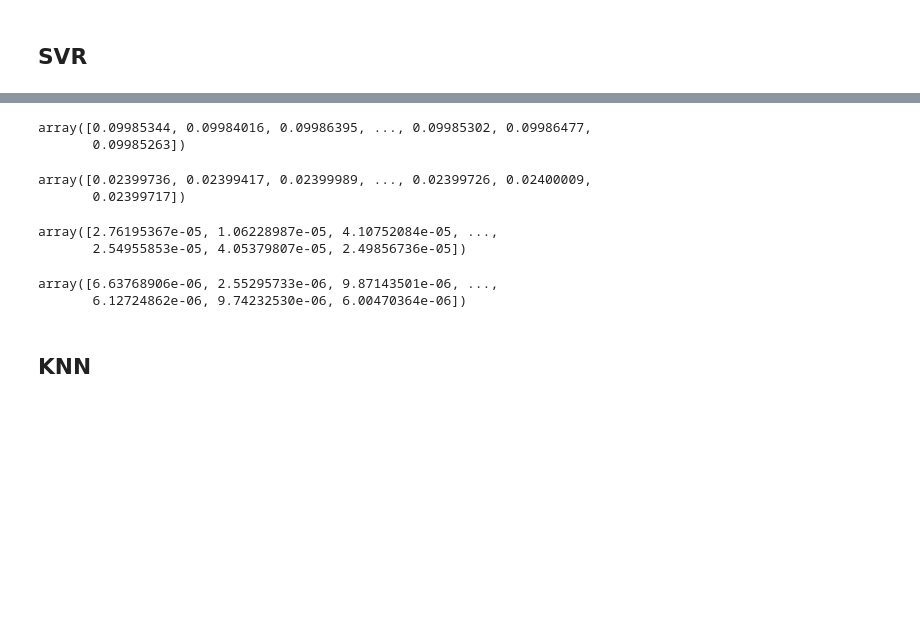
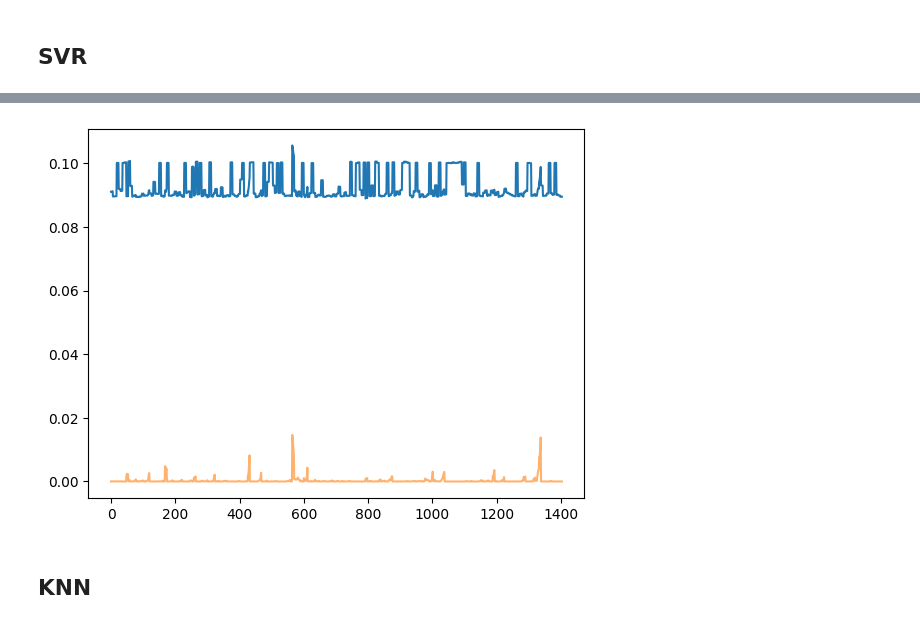
Before and after one commit to MAKEgroup/Covid_19_Propagation, a Jupyter notebook: Project/ML_Modeling.ipynb, the cells around one changed output, grey strips where cells are left out. Drawn from its saved outputs; the diff is of its cells as text; code cells hidden in the pictures; blank space fills up the shorter version.

Commit message:
plots added

```diff
--- a/Project/ML_Modeling.ipynb
+++ b/Project/ML_Modeling.ipynb
@@ -3,7 +3,8 @@ import numpy as np
 import matplotlib.pyplot as plt
 import pandas as pd
 # %%
-df = pd.read_csv("../Data/Raw/new_approach/Weekly_Covid_Data_Population_Normalized.csv")
+#df = pd.read_csv("../Data/Raw/new_approach/Weekly_Covid_Data_Population_Normalized.csv")
+df = pd.read_csv("../Data/Raw/new_approach/Weekly_Covid_Data.csv")
 # %%
 print(df.columns)
 print(df.shape)
@@ -112,17 +90,13 @@ np.shape(X_list)
 (40950, 38)
 # %%
 import math
-def train_test_splitter(X, Y, prediction_days_count, batch_count, batch_length, y_min, y_max):
+def train_test_splitter(X, Y, prediction_days_count, batch_count, batch_length):
     xlen = len(X)
     xs_count_for_each_country = int(xlen / 234)
     X_train = []
     X_test = []
     Y_train = []
-    Y_train_min = []
-    Y_train_max = []
     Y_test = []
-    Y_test_min = []
-    Y_test_max = []
     steps = math.floor((xs_count_for_each_country - (batch_count * batch_length)) / (batch_count + 1))
     i = 0
     #print(steps)
@@ -132,26 +106,18 @@ def train_test_splitter(X, Y, prediction_days_count, batch_count, batch_length,
             X_train.append(X[j])
         #print(j)
             Y_train.append(Y[j])
-            Y_train_min.append(y_min[j])
-            Y_train_max.append(y_max[j])
         while(j + batch_length + steps < (i+1) * xs_count_for_each_country):
             for k in range(j + prediction_days_count, j + batch_length - prediction_days_count):
                 X_test.append(X[k])
                 Y_test.append(Y[k])
-                Y_test_min.append(y_min[k])
-                Y_test_max.append(y_max[k])
             j += batch_length
             for k in range(j, j + steps):
                 X_train.append(X[k])
                 Y_train.append(Y[k])
-                Y_train_min.append(y_min[k])
-                Y_train_max.append(y_max[k])
             j += steps + 1
             while j < (i+1) * xs_count_for_each_country:
                 X_train.append(X[j])
                 Y_train.append(Y[j])
-                Y_train_min.append(y_min[j])
-                Y_train_max.append(y_max[j])
                 j += 1
         #print(j)
     ########
@@ -165,9 +131,9 @@ def train_test_splitter(X, Y, prediction_days_count, batch_count, batch_length,
     #         X_train.append(X[j])
     #         Y_train.append(Y[j])
     #     i += batch_length + steps
-    return X_train, X_test, Y_train, Y_test, Y_train_min, Y_train_max, Y_test_min, Y_test_max
+    return X_train, X_test, Y_train, Y_test
 # %%
-X_train, X_test, Y_train, Y_test, y_train_min, y_train_max, y_test_min, y_test_max = train_test_splitter(X_list, Y_list, prediction_days_count, 3, 10, Y_min_old_list, Y_max_old_list)
+X_train, X_test, Y_train, Y_test = train_test_splitter(X_list, Y_list, prediction_days_count, 3, 10)
 # %%
 print(np.shape(X_train), np.shape(X_test), np.shape(Y_train), np.shape(Y_test))
 # %% [output]
@@ -199,23 +165,16 @@ X_tr = np.array(X_train)
 y_tr = np.array(Y_train)
 X_te = np.array(X_test)
 y_te = np.array(Y_test)
-y_tr_min = np.array(y_train_min)
-y_tr_max = np.array(y_train_max)
-y_te_min = np.array(y_test_min)
-y_te_max = np.array(y_test_max)
-
-y_te_revert = (y_te * (y_te_max - y_te_min)) + y_te_min
 
 for svr in (svrs):
     y_pred= svr.fit(X_tr, y_tr).predict(X_te)
     svr_score = svr_rbf.score( X_te, y_pred)
 
-    y_pred_revert = y_pred * (y_te_max - y_te_min) + y_te_min
 
-    mae = mean_absolute_error(y_te , y_pred_revert)
-    mape = mean_absolute_percentage_error(y_te , y_pred_revert)
-    rmse = root_mean_squared_error(y_te , y_pred_revert)
-    tweedie = d2_tweedie_score(y_te , y_pred_revert , power=1)
+    mae = mean_absolute_error(y_te , y_pred)
+    mape = mean_absolute_percentage_error(y_te , y_pred)
+    rmse = root_mean_squared_error(y_te , y_pred)
+    tweedie = d2_tweedie_score(y_te , y_pred , power=1)
 
     print(f"score of {svr}:" , svr_score)
     print(f"mae of {svr}:" , mae)
@@ -244,23 +203,10 @@ tweedie of SVR(C=100, coef0=1, gamma='auto', kernel='poly'): -6.392803097589425
-# %%
-y_pred
-# %% [output]
-array([0.09985344, 0.09984016, 0.09986395, ..., 0.09985302, 0.09986477,
-       0.09985263])
-# %%
-y_pred_revert
-# %% [output]
-array([0.02399736, 0.02399417, 0.02399989, ..., 0.02399726, 0.02400009,
-       0.02399717])
-# %%
-y_te
-# %% [output]
-array([2.76195367e-05, 1.06228987e-05, 4.10752084e-05, ...,
-       2.54955853e-05, 4.05379807e-05, 2.49856736e-05])
-# %%
-y_te_revert
-# %% [output]
-array([6.63768906e-06, 2.55295733e-06, 9.87143501e-06, ...,
-       6.12724862e-06, 9.74232530e-06, 6.00470364e-06])
+# %%
+plt.plot(np.arange(len(y_pred)) , y_pred)
+plt.plot(np.arange(len(y_pred)) , y_te , alpha = .6)
+
+plt.show()
+# %% [output]
+[figure, added]
 # %% [markdown]
 ## KNN
 # %%
```
Also changed, not shown: parts of 15 cells of this notebook.
